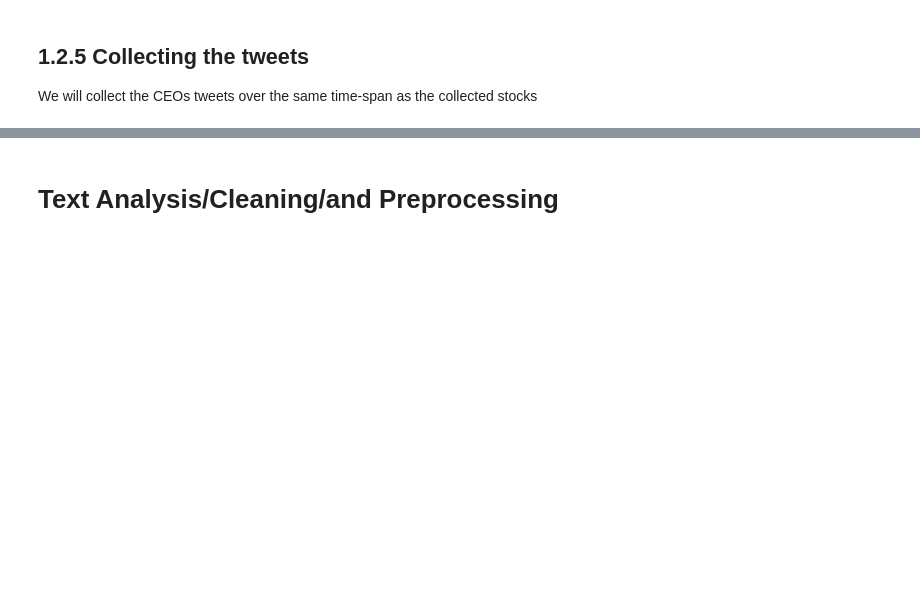
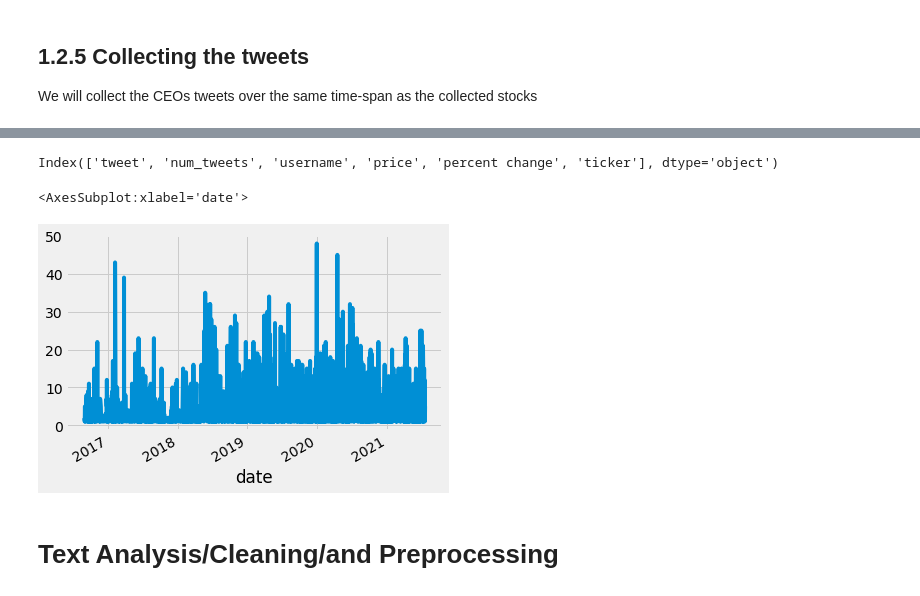
Before and after one commit to Pooret/Predicting-Executive-Stock-Movements, a Jupyter notebook: revisited/Data Analysis.ipynb, the cells around one changed output, grey strips where cells are left out. Drawn from its saved outputs; the diff is of its cells as text; code cells hidden in the pictures; blank space fills up the shorter version.

```diff
--- a/revisited/Data Analysis.ipynb
+++ b/revisited/Data Analysis.ipynb
@@ -147,8 +220,7 @@ for stock in stocks:
     stocks_full = stocks_full.append(stocks[stock])
 
 # pickle and save
-stocks_full = stocks_full.reset_index()
-pd.to_pickle(stocks_full, './data/stocks_full_df.pkl')
+#pd.to_pickle(stocks_full, './data/stocks_full_df.pkl')
 # %% [markdown]
 ## 1.2.5 Collecting the tweets <a id='1.2.5_Collecting_Tweet'></a>
 We will collect the CEOs tweets over the same time-span as the collected stocks
@@ -607,0 +238,3 @@ sample_tweets = ' '.join(wrangled_df['tweet'].sample(frac=1))[:10000]
+# %%
+ceos_merged = combine_tweets(ceos, verbose=True)
+wrangled_df = combine_tweets_stocks(ceos_merged, stocks_full)
@@ -608,3 +415,14 @@ sample_tweets = ' '.join(wrangled_df['tweet'].sample(frac=1))[:10000]
+# %%
+wrangled_df = wrangled_df.set_index('date')
+# %%
+wrangled_df.columns
+# %% [output]
+Index(['tweet', 'num_tweets', 'username', 'price', 'percent change', 'ticker'], dtype='object')
+# %%
+wrangled_df[wrangled_df['username'] == 'elonmusk']['num_tweets'].plot()
+# %% [output]
+<AxesSubplot:xlabel='date'>
+[figure, added]
 # %% [markdown]
 # Text Analysis/Cleaning/and Preprocessing
 # %%
```
Also changed, not shown: parts of 60 cells of this notebook.
